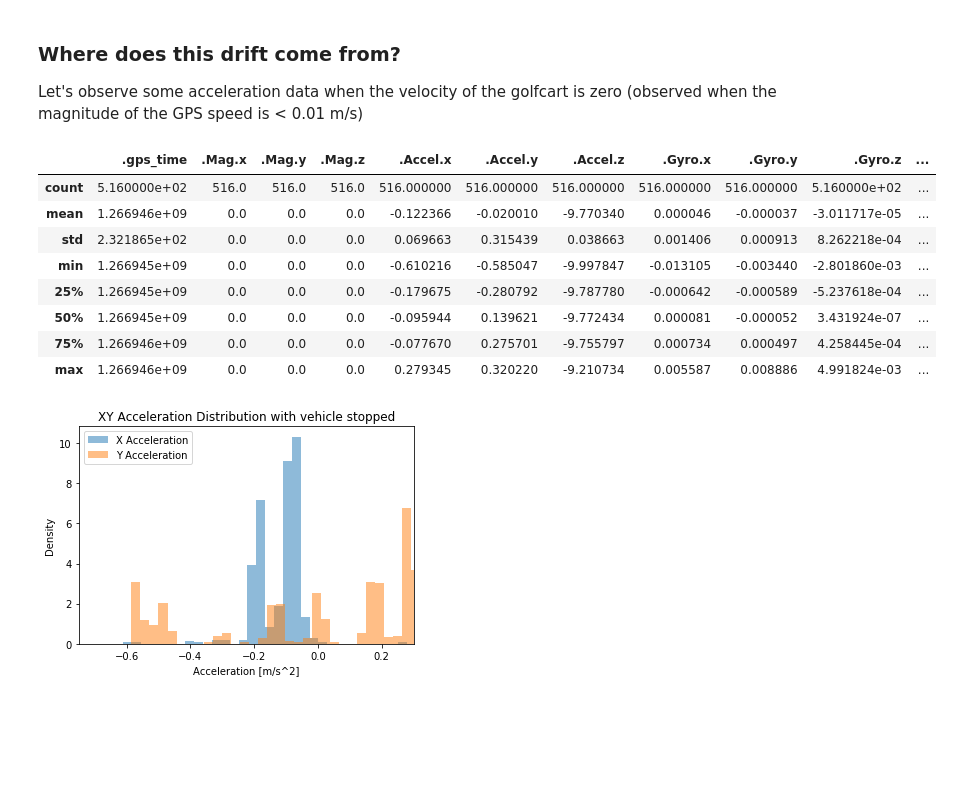
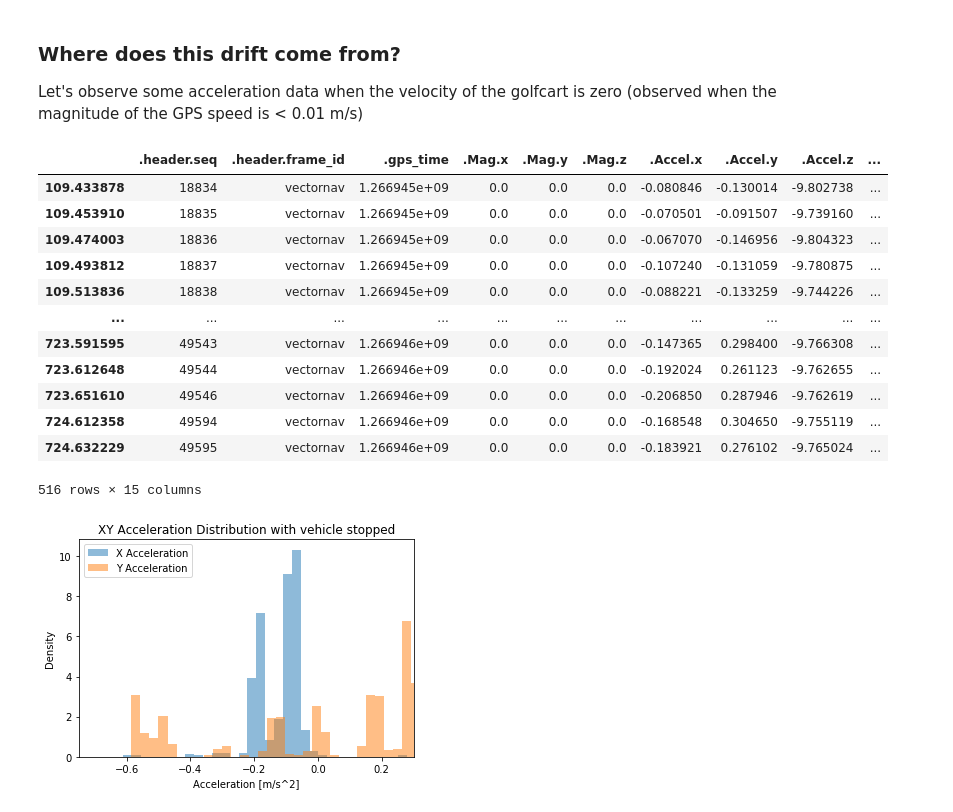
Before and after one commit to amirx96/golfcart-gps-odom-ekf, a Jupyter notebook: Notebooks/GPS & Pacmod Analysis/IMU Analysis-2.ipynb, the cells around one changed output. Cells and saved outputs as stored; diff of their text form; code cells hidden in the pictures; blank space fills up the shorter version.

```diff
--- a/Notebooks/GPS & Pacmod Analysis/IMU Analysis-2.ipynb
+++ b/Notebooks/GPS & Pacmod Analysis/IMU Analysis-2.ipynb
@@ -29,6 +29,7 @@ imu_data['time'] = (imu_data['time'] - imu_data['time'][0]).astype('timedelta64[
 imu_data = imu_data.set_index('time')
 
 
+
 # Load Pacmod Speed Data
 # pacmod parsed_txt/vehicle_speed is gets corrupt rows, so we will use as_tx/vehicle_speed
 pacmod_speed = pandas.read_csv('csv/2-pacmod-as_tx-vehicle_speed.csv')
@@ -52,6 +53,12 @@ pacmod_steer = pacmod_steer.set_index('time')
 # Mangitude of speed
 ins_data['.mag_speed'] = (ins_data['.NedVel.y']**2 + ins_data['.NedVel.x']**2)**(1/2)
 
+# Add ins speed to IMU dataframe
+imu_data['ins_vel'] = 0.0
+for t in imu_data.index:
+    imu_data.at[t,'ins_vel'] = ins_data.iloc[ins_data.index.get_loc(t,method='nearest')]['.mag_speed']
+
+
 # ENU Frame - subtract 90 from yaw
 yaw = (90 - ins_data['.RPY.z']) * np.pi/180
 ins_x_vel = ins_data['.NedVel.y']
@@ -61,5 +68,5 @@ ins_y_vel = ins_data['.NedVel.x']
 ins_data['.LocalVel.x'] = np.multiply(ins_x_vel,np.cos(yaw)) + np.multiply(ins_y_vel,np.sin(yaw))
 ins_data['.LocalVel.y'] = -np.multiply(ins_x_vel,np.sin(yaw)) + np.multiply(ins_y_vel,np.cos(yaw))
 del yaw, ins_x_vel, ins_y_vel # clear unused variables
-ins_data.head()
+imu_data
 # %% [output]
@@ -139,23 +153,26 @@ Let's observe some acceleration data when the velocity of the golfcart is zero (
 # %%
 v_is_zero = ins_data['.mag_speed'] < 1e-2
 v_is_zero = ins_data[v_is_zero]['.mag_speed'] >= 0.0
 v_is_zero = v_is_zero.index[v_is_zero]
 
 imu_when_zeroV = pandas.DataFrame(columns=imu_data.columns)
 for t in v_is_zero:
     imu = imu_data.iloc[imu_data.index.get_loc(t,method='nearest')]
     imu_when_zeroV = imu_when_zeroV.append(imu)
-imu_when_zeroV.describe()
 # %% [output]
-|  | .gps_time | .Mag.x | .Mag.y | .Mag.z | .Accel.x | .Accel.y | .Accel.z | .Gyro.x | .Gyro.y | .Gyro.z | ... |
-| count | 5.160000e+02 | 516.0 | 516.0 | 516.0 | 516.000000 | 516.000000 | 516.000000 | 516.000000 | 516.000000 | 5.160000e+02 | ... |
-| mean | 1.266946e+09 | 0.0 | 0.0 | 0.0 | -0.122366 | -0.020010 | -9.770340 | 0.000046 | -0.000037 | -3.011717e-05 | ... |
-| std | 2.321865e+02 | 0.0 | 0.0 | 0.0 | 0.069663 | 0.315439 | 0.038663 | 0.001406 | 0.000913 | 8.262218e-04 | ... |
-| min | 1.266945e+09 | 0.0 | 0.0 | 0.0 | -0.610216 | -0.585047 | -9.997847 | -0.013105 | -0.003440 | -2.801860e-03 | ... |
-| 25% | 1.266945e+09 | 0.0 | 0.0 | 0.0 | -0.179675 | -0.280792 | -9.787780 | -0.000642 | -0.000589 | -5.237618e-04 | ... |
-| 50% | 1.266945e+09 | 0.0 | 0.0 | 0.0 | -0.095944 | 0.139621 | -9.772434 | 0.000081 | -0.000052 | 3.431924e-07 | ... |
-| 75% | 1.266946e+09 | 0.0 | 0.0 | 0.0 | -0.077670 | 0.275701 | -9.755797 | 0.000734 | 0.000497 | 4.258445e-04 | ... |
-| max | 1.266946e+09 | 0.0 | 0.0 | 0.0 | 0.279345 | 0.320220 | -9.210734 | 0.005587 | 0.008886 | 4.991824e-03 | ... |
+|  | .header.seq | .header.frame_id | .gps_time | .Mag.x | .Mag.y | .Mag.z | .Accel.x | .Accel.y | .Accel.z | ... |
+| 109.433878 | 18834 | vectornav | 1.266945e+09 | 0.0 | 0.0 | 0.0 | -0.080846 | -0.130014 | -9.802738 | ... |
+| 109.453910 | 18835 | vectornav | 1.266945e+09 | 0.0 | 0.0 | 0.0 | -0.070501 | -0.091507 | -9.739160 | ... |
+| 109.474003 | 18836 | vectornav | 1.266945e+09 | 0.0 | 0.0 | 0.0 | -0.067070 | -0.146956 | -9.804323 | ... |
+| 109.493812 | 18837 | vectornav | 1.266945e+09 | 0.0 | 0.0 | 0.0 | -0.107240 | -0.131059 | -9.780875 | ... |
+| 109.513836 | 18838 | vectornav | 1.266945e+09 | 0.0 | 0.0 | 0.0 | -0.088221 | -0.133259 | -9.744226 | ... |
+| ... | ... | ... | ... | ... | ... | ... | ... | ... | ... | ... |
+| 723.591595 | 49543 | vectornav | 1.266946e+09 | 0.0 | 0.0 | 0.0 | -0.147365 | 0.298400 | -9.766308 | ... |
+| 723.612648 | 49544 | vectornav | 1.266946e+09 | 0.0 | 0.0 | 0.0 | -0.192024 | 0.261123 | -9.762655 | ... |
+| 723.651610 | 49546 | vectornav | 1.266946e+09 | 0.0 | 0.0 | 0.0 | -0.206850 | 0.287946 | -9.762619 | ... |
+| 724.612358 | 49594 | vectornav | 1.266946e+09 | 0.0 | 0.0 | 0.0 | -0.168548 | 0.304650 | -9.755119 | ... |
+| 724.632229 | 49595 | vectornav | 1.266946e+09 | 0.0 | 0.0 | 0.0 | -0.183921 | 0.276102 | -9.765024 | ... |
+516 rows × 15 columns
 # %%
 plt.figure()
 plt.hist(imu_when_zeroV['.Accel.x'],bins=32,alpha=0.5,label="X Acceleration",density=True)
```
Also changed, not shown: parts of 10 cells of this notebook.
